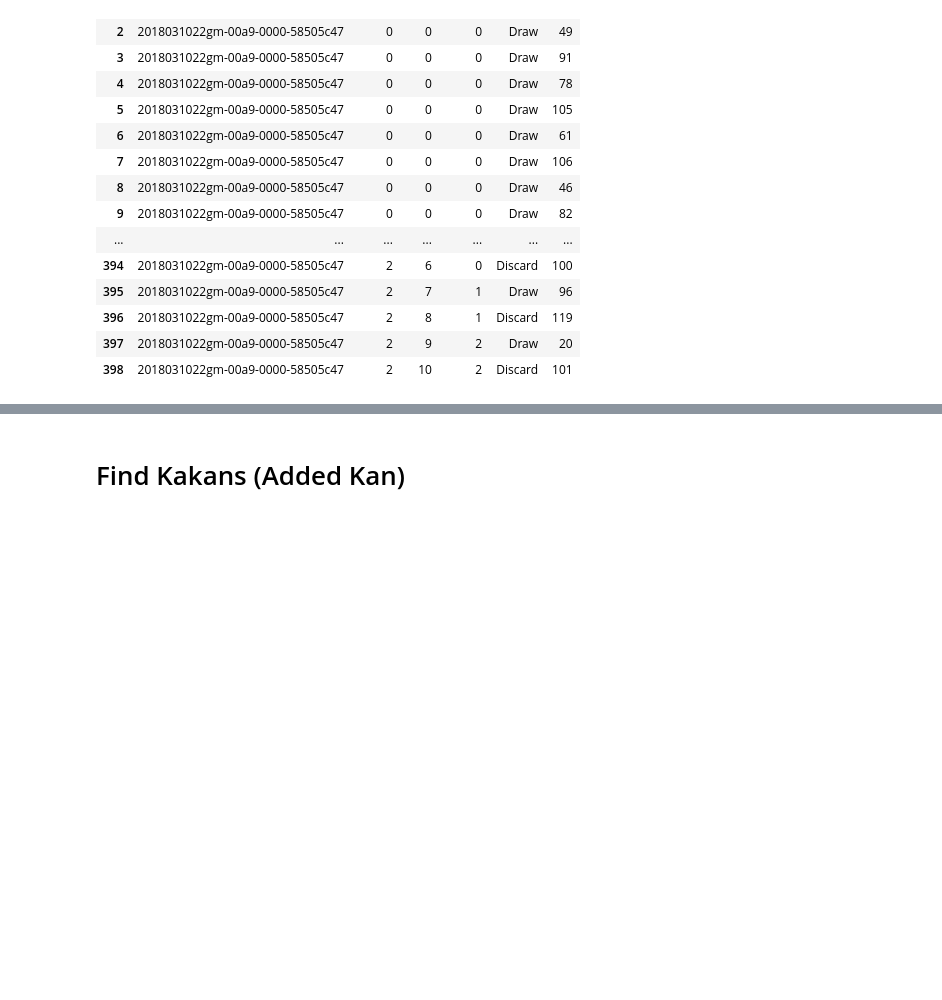
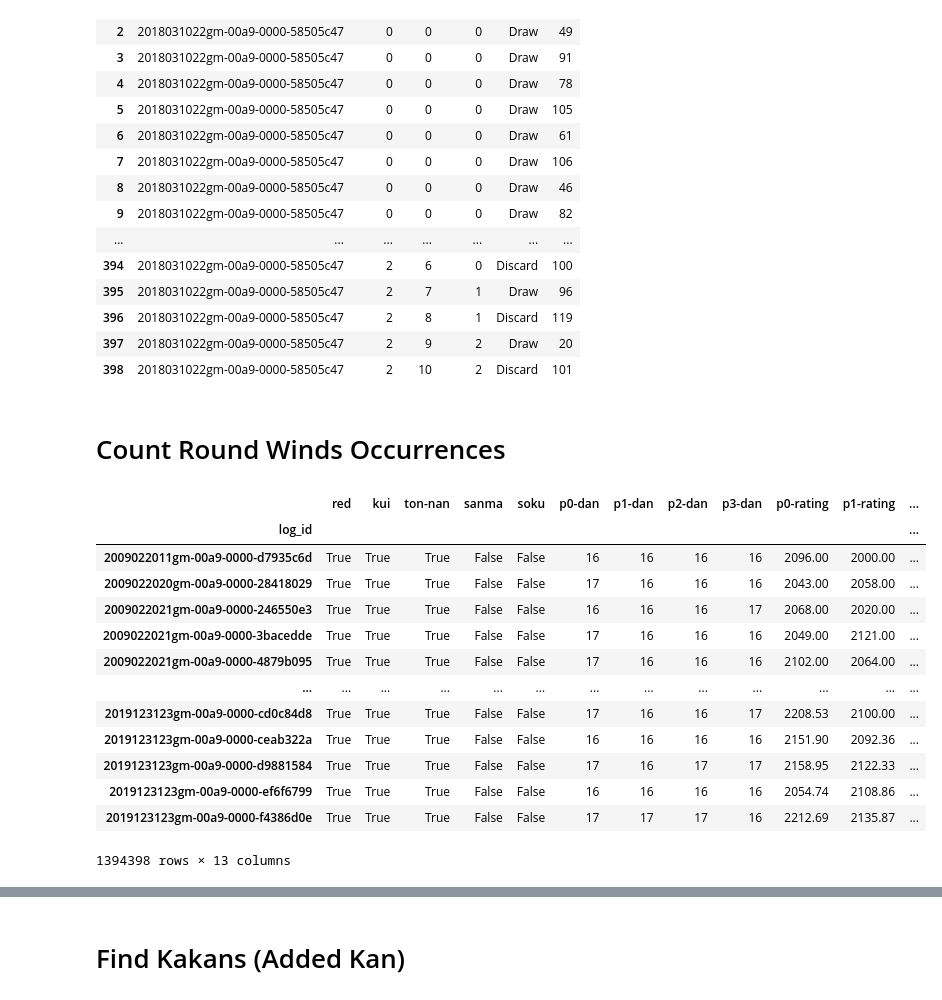
Before and after one commit to TrongTheAlpaca/mahjong_project, a Jupyter notebook: utilities/various_utilities.ipynb, the cells around one changed output, grey strips where cells are left out. Drawn from its saved outputs; the diff is of its cells as text; code cells hidden in the pictures; blank space fills up the shorter version.

```diff
--- a/utilities/various_utilities.ipynb
+++ b/utilities/various_utilities.ipynb
@@ -45,3 +45,24 @@ with pd.option_context('display.max_rows', 2500, 'display.max_columns', 10, 'dis
 | 396 | 2018031022gm-00a9-0000-58505c47 | 2 | 8 | 1 | Discard | 119 |
 | 397 | 2018031022gm-00a9-0000-58505c47 | 2 | 9 | 2 | Draw | 20 |
 | 398 | 2018031022gm-00a9-0000-58505c47 | 2 | 10 | 2 | Discard | 101 |
+# %% [markdown]
+# Count Round Winds Occurrences
+# %%
+df_game = pd.read_parquet(Path('..') / "log_game_data.parquet", engine='fastparquet')
+df_game = util.filter_logs(df_game)
+df_game
+# %% [output]
+|  | red | kui | ton-nan | sanma | soku | p0-dan | p1-dan | p2-dan | p3-dan | p0-rating | p1-rating | ... |
+| log_id |  |  |  |  |  |  |  |  |  |  |  | ... |
+| 2009022011gm-00a9-0000-d7935c6d | True | True | True | False | False | 16 | 16 | 16 | 16 | 2096.00 | 2000.00 | ... |
+| 2009022020gm-00a9-0000-28418029 | True | True | True | False | False | 17 | 16 | 16 | 16 | 2043.00 | 2058.00 | ... |
+| 2009022021gm-00a9-0000-246550e3 | True | True | True | False | False | 16 | 16 | 16 | 17 | 2068.00 | 2020.00 | ... |
+| 2009022021gm-00a9-0000-3bacedde | True | True | True | False | False | 17 | 16 | 16 | 16 | 2049.00 | 2121.00 | ... |
+| 2009022021gm-00a9-0000-4879b095 | True | True | True | False | False | 17 | 16 | 16 | 16 | 2102.00 | 2064.00 | ... |
+| ... | ... | ... | ... | ... | ... | ... | ... | ... | ... | ... | ... | ... |
+| 2019123123gm-00a9-0000-cd0c84d8 | True | True | True | False | False | 17 | 16 | 16 | 17 | 2208.53 | 2100.00 | ... |
+| 2019123123gm-00a9-0000-ceab322a | True | True | True | False | False | 16 | 16 | 16 | 16 | 2151.90 | 2092.36 | ... |
+| 2019123123gm-00a9-0000-d9881584 | True | True | True | False | False | 17 | 16 | 17 | 17 | 2158.95 | 2122.33 | ... |
+| 2019123123gm-00a9-0000-ef6f6799 | True | True | True | False | False | 16 | 16 | 16 | 16 | 2054.74 | 2108.86 | ... |
+| 2019123123gm-00a9-0000-f4386d0e | True | True | True | False | False | 17 | 17 | 17 | 16 | 2212.69 | 2135.87 | ... |
+1394398 rows × 13 columns
```
Also changed, not shown: parts of 4 cells of this notebook, 5 other files.
